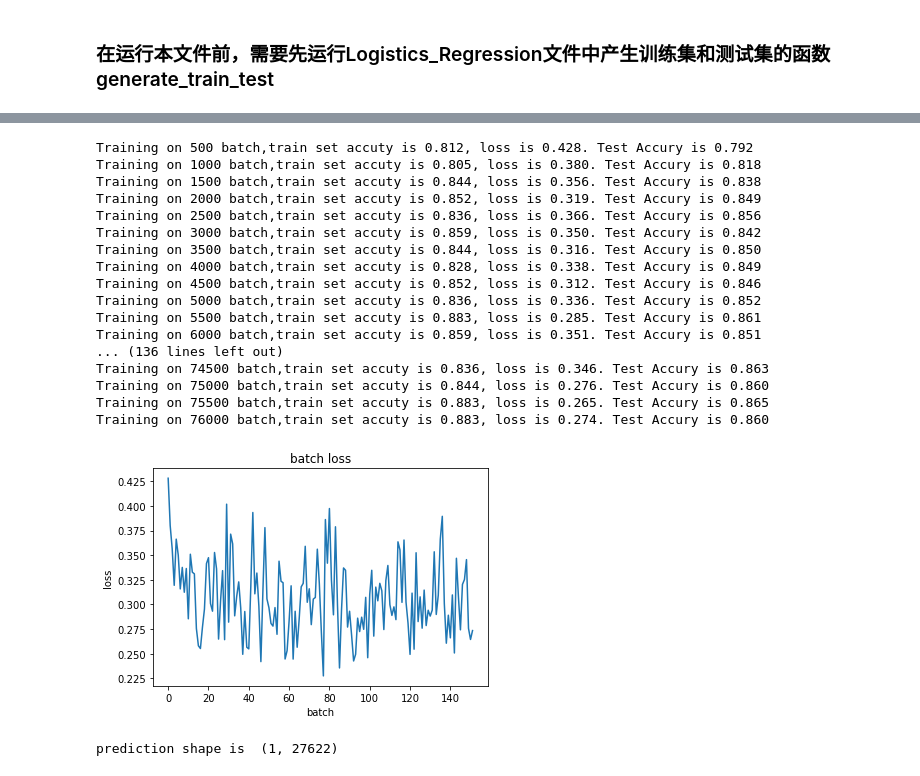
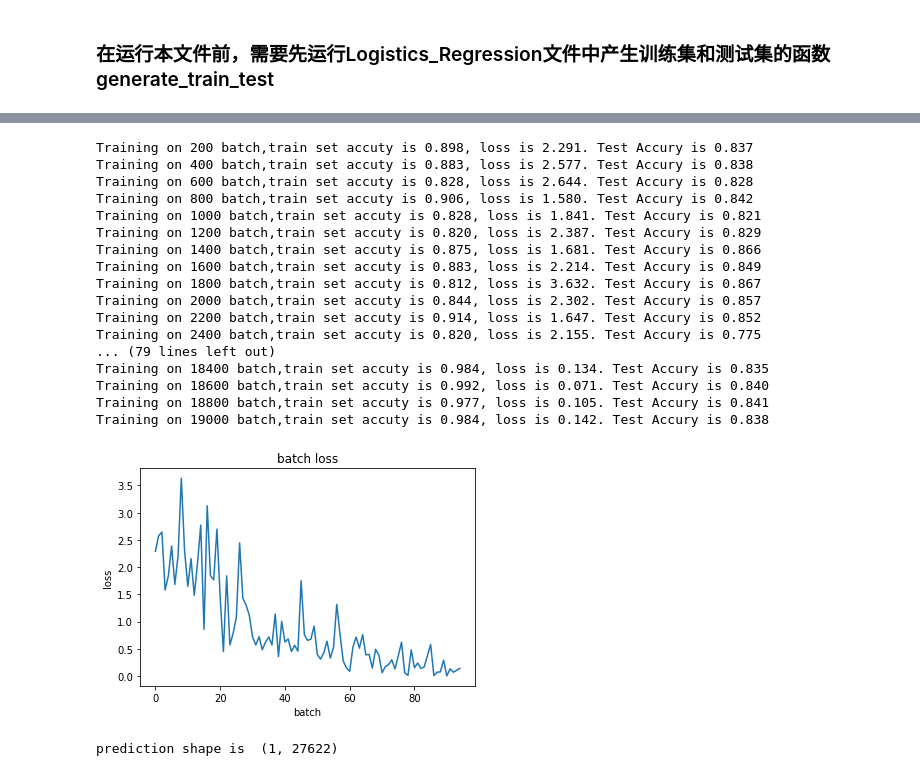
Before and after one commit to B15090815/hung-yi-Lee_2020_spring_ml_homework, a Jupyter notebook: hw_2/LR_OneHiddenLayer.ipynb, the cells around one changed output, grey strips where cells are left out. Drawn from its saved outputs; the diff is of its cells as text; code cells hidden in the pictures.

```diff
--- a/hw_2/LR_OneHiddenLayer.ipynb
+++ b/hw_2/LR_OneHiddenLayer.ipynb
@@ -50,9 +50,9 @@ the shape of Y is (1, 48896)
 # 放置log下溢，所以加一个很小的量
 epsilon = 1e-9
 # 迭代次数
-TRAIN_STEP = 200
+TRAIN_STEP = 50
 # 学习速率 learning rate
-lr = 0.6
+lr = 0.4
 alpha = lr
 # batch的大小
 BATCH_SIZE = 128
@@ -66,7 +66,7 @@ INPUT_NODE = 510
 # 输出结点个数
 OUTPUT_NODE = 1
 # 隐藏层结点个数
-HIDDEN_LAYER = 300
+HIDDEN_LAYER = 1020
 
 
 w1 = np.random.randn(HIDDEN_LAYER, INPUT_NODE)
@@ -117,53 +117,53 @@ for epoch in range(TRAIN_STEP):
 
         v_dw1 = BETA * v_dw1 + (1 - BETA) * dw1
         v_db1 = BETA * v_db1 + (1 - BETA) * db1
         v_dw2 = BETA * v_dw2 + (1 - BETA) * dw2
         v_db2 = BETA * v_db2 + (1 - BETA) * db2
 
         # 更新参数
         w2 -= lr * v_dw2
         b2 -= lr * v_db2
         w1 -= lr * v_dw1
         b1 -= lr * v_db1
 
         # 每隔500个batch测试一次正确率
-        if k % 500 == 0:
+        if k % 200 == 0:
             losses.append(loss)
             w = [w1,w2]
             b = [b1,b2]
             accury = test(w,b,Xt,Yt)
             train_acc = test(w,b,x,y)
-            print('Training on %d batch,train set accuty is %.3f, loss is %.3f. Test Accury is %.3f'\
+            print('Training on %d batch,train set accuty is %.3f, loss is %.3f. Test Accury is %.3f'
                   %(k,train_acc, loss, accury))
         k += 1
 
 
 # 画出每500batch的损失（loss）值
 plt.figure()
 plt.plot(losses)
 plt.title('batch loss')
 plt.xlabel('batch')
 plt.ylabel('loss')
 plt.show()
 # %% [output]
-Training on 500 batch,train set accuty is 0.812, loss is 0.428. Test Accury is 0.792
-Training on 1000 batch,train set accuty is 0.805, loss is 0.380. Test Accury is 0.818
-Training on 1500 batch,train set accuty is 0.844, loss is 0.356. Test Accury is 0.838
-Training on 2000 batch,train set accuty is 0.852, loss is 0.319. Test Accury is 0.849
-Training on 2500 batch,train set accuty is 0.836, loss is 0.366. Test Accury is 0.856
-Training on 3000 batch,train set accuty is 0.859, loss is 0.350. Test Accury is 0.842
-Training on 3500 batch,train set accuty is 0.844, loss is 0.316. Test Accury is 0.850
-Training on 4000 batch,train set accuty is 0.828, loss is 0.338. Test Accury is 0.849
-Training on 4500 batch,train set accuty is 0.852, loss is 0.312. Test Accury is 0.846
-Training on 5000 batch,train set accuty is 0.836, loss is 0.336. Test Accury is 0.852
-Training on 5500 batch,train set accuty is 0.883, loss is 0.285. Test Accury is 0.861
-Training on 6000 batch,train set accuty is 0.859, loss is 0.351. Test Accury is 0.851
-... (136 lines left out)
-Training on 74500 batch,train set accuty is 0.836, loss is 0.346. Test Accury is 0.863
-Training on 75000 batch,train set accuty is 0.844, loss is 0.276. Test Accury is 0.860
-Training on 75500 batch,train set accuty is 0.883, loss is 0.265. Test Accury is 0.865
-Training on 76000 batch,train set accuty is 0.883, loss is 0.274. Test Accury is 0.860
+Training on 200 batch,train set accuty is 0.898, loss is 2.291. Test Accury is 0.837
+Training on 400 batch,train set accuty is 0.883, loss is 2.577. Test Accury is 0.838
+Training on 600 batch,train set accuty is 0.828, loss is 2.644. Test Accury is 0.828
+Training on 800 batch,train set accuty is 0.906, loss is 1.580. Test Accury is 0.842
+Training on 1000 batch,train set accuty is 0.828, loss is 1.841. Test Accury is 0.821
+Training on 1200 batch,train set accuty is 0.820, loss is 2.387. Test Accury is 0.829
+Training on 1400 batch,train set accuty is 0.875, loss is 1.681. Test Accury is 0.866
+Training on 1600 batch,train set accuty is 0.883, loss is 2.214. Test Accury is 0.849
+Training on 1800 batch,train set accuty is 0.812, loss is 3.632. Test Accury is 0.867
+Training on 2000 batch,train set accuty is 0.844, loss is 2.302. Test Accury is 0.857
+Training on 2200 batch,train set accuty is 0.914, loss is 1.647. Test Accury is 0.852
+Training on 2400 batch,train set accuty is 0.820, loss is 2.155. Test Accury is 0.775
+... (79 lines left out)
+Training on 18400 batch,train set accuty is 0.984, loss is 0.134. Test Accury is 0.835
+Training on 18600 batch,train set accuty is 0.992, loss is 0.071. Test Accury is 0.840
+Training on 18800 batch,train set accuty is 0.977, loss is 0.105. Test Accury is 0.841
+Training on 19000 batch,train set accuty is 0.984, loss is 0.142. Test Accury is 0.838
-[figure, old version]
+[figure, new version]
 # %%
 # 加载测试集
 path_test ='data/X_test'
```
Also changed, not shown: parts of 1 cell of this notebook.
